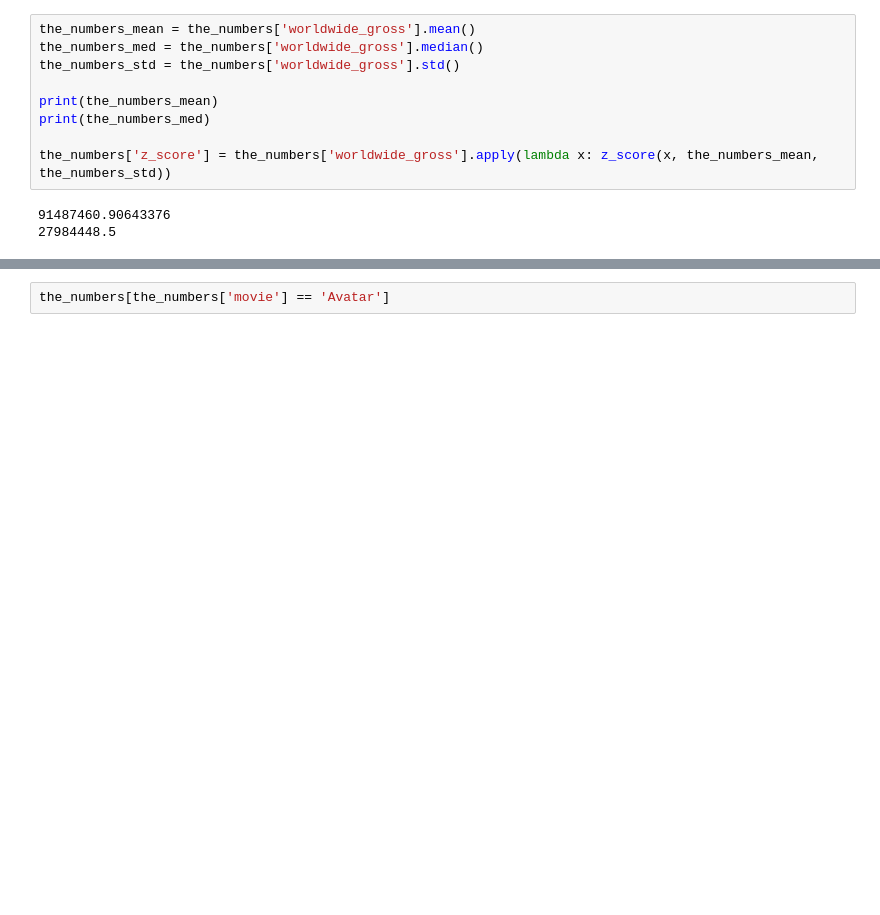
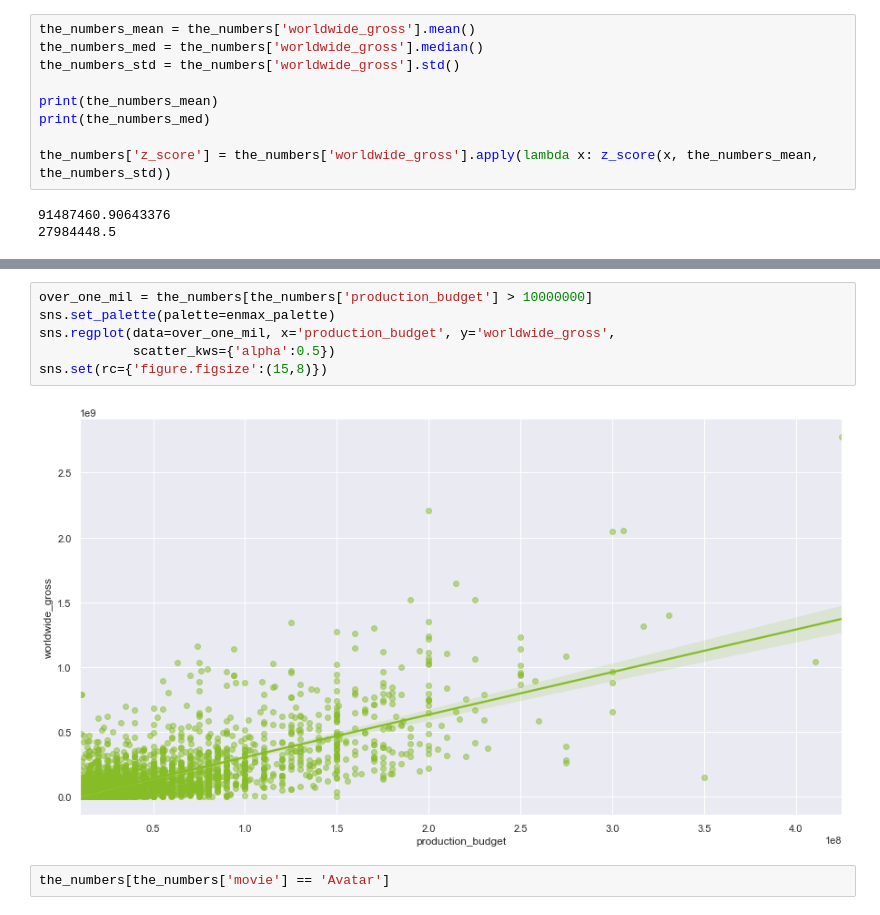
Before and after one commit to racday/ai-capstone, a Jupyter notebook: index.ipynb, the cells around one changed output, grey strips where cells are left out. Drawn from its saved outputs; the diff is of its cells as text; blank space fills up the shorter version.

```diff
--- a/index.ipynb
+++ b/index.ipynb
@@ -216,3 +227,11 @@ the_numbers['z_score'] = the_numbers['worldwide_gross'].apply(lambda x: z_score(
+# %%
+over_one_mil = the_numbers[the_numbers['production_budget'] > 10000000]
+sns.set_palette(palette=enmax_palette)
+sns.regplot(data=over_one_mil, x='production_budget', y='worldwide_gross',
+            scatter_kws={'alpha':0.5})
+sns.set(rc={'figure.figsize':(15,8)})
+# %% [output]
+[figure, added]
 # %%
 the_numbers[the_numbers['movie'] == 'Avatar']
 # %% [output]
```
Also changed, not shown: parts of 2 cells of this notebook.
